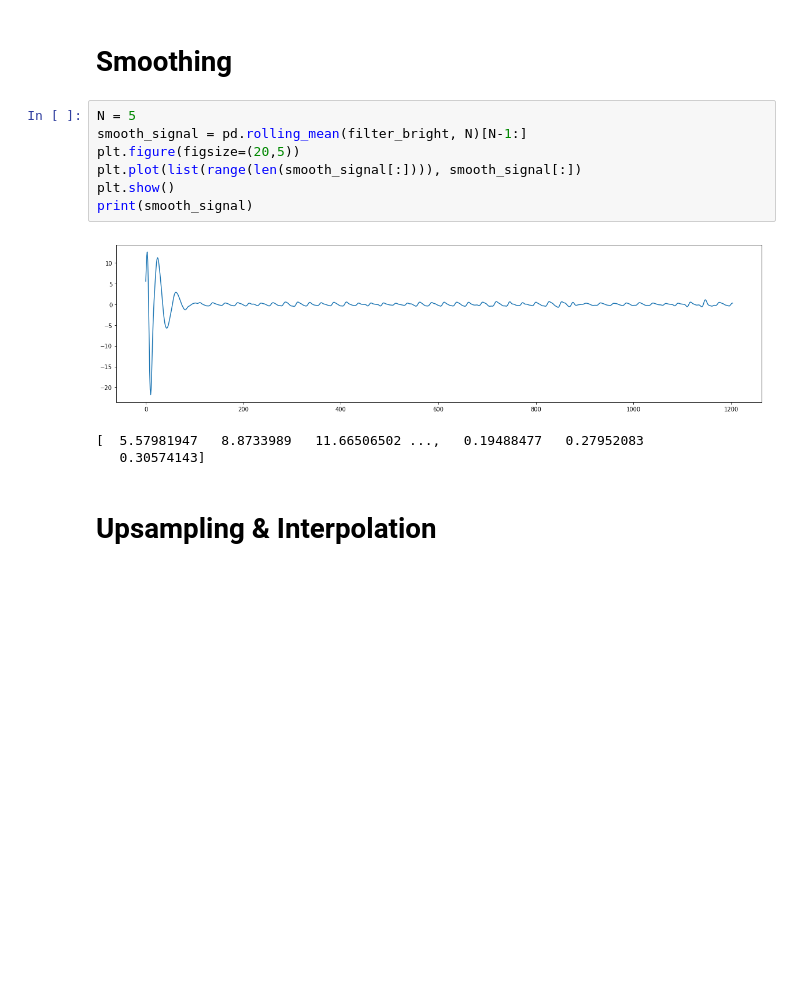
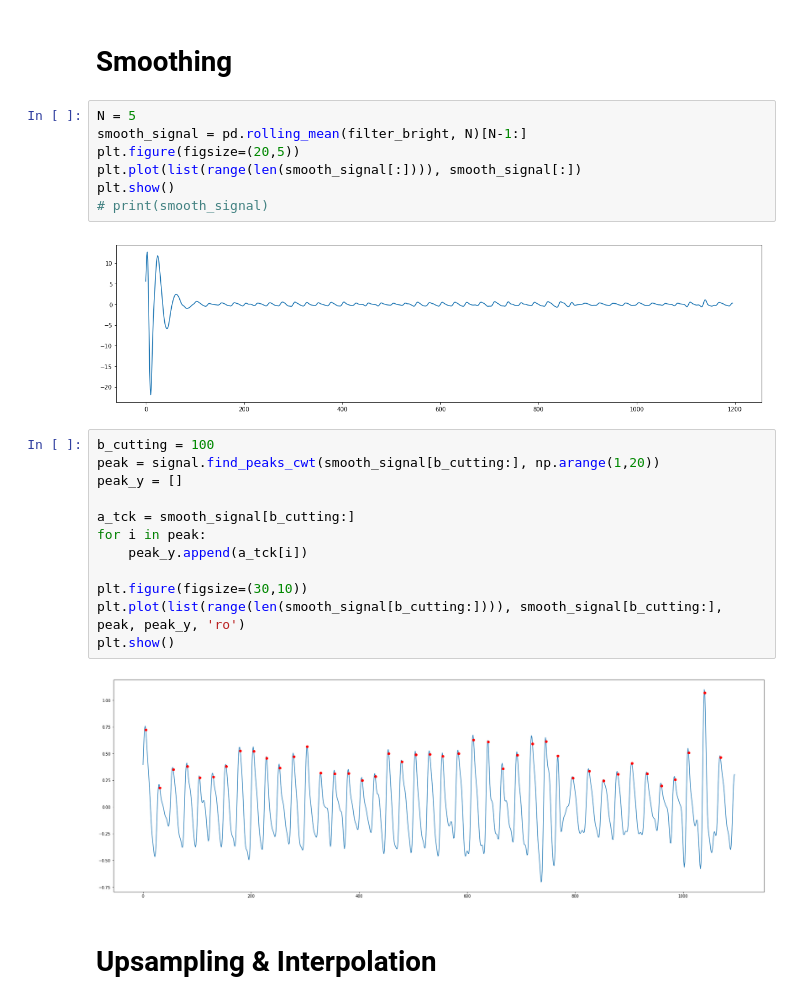
Before and after one commit to jaeyung1001/ML_MEDICAL, a Jupyter notebook: Assignment3/Assignment3.ipynb, the cells around one changed output. Cells and saved outputs as stored; diff of their text form; blank space fills up the shorter version.

```diff
--- a/Assignment3/Assignment3.ipynb
+++ b/Assignment3/Assignment3.ipynb
@@ -45,11 +55,23 @@ smooth_signal = pd.rolling_mean(filter_bright, N)[N-1:]
 plt.figure(figsize=(20,5))
 plt.plot(list(range(len(smooth_signal[:]))), smooth_signal[:])
 plt.show()
-print(smooth_signal)
+# print(smooth_signal)
 # %% [output]
 [figure]
-[  5.57981947   8.8733989   11.66506502 ...,   0.19488477   0.27952083
-   0.30574143]
+# %%
+b_cutting = 100
+peak = signal.find_peaks_cwt(smooth_signal[b_cutting:], np.arange(1,20))
+peak_y = []
+
+a_tck = smooth_signal[b_cutting:]
+for i in peak:
+    peak_y.append(a_tck[i])
+
+plt.figure(figsize=(30,10))
+plt.plot(list(range(len(smooth_signal[b_cutting:]))), smooth_signal[b_cutting:], peak, peak_y, 'ro')
+plt.show()
+# %% [output]
+[figure, added]
 # %% [markdown]
 # Upsampling & Interpolation
 # %%
```
Also changed, not shown: parts of 6 cells of this notebook, 2 other files.
